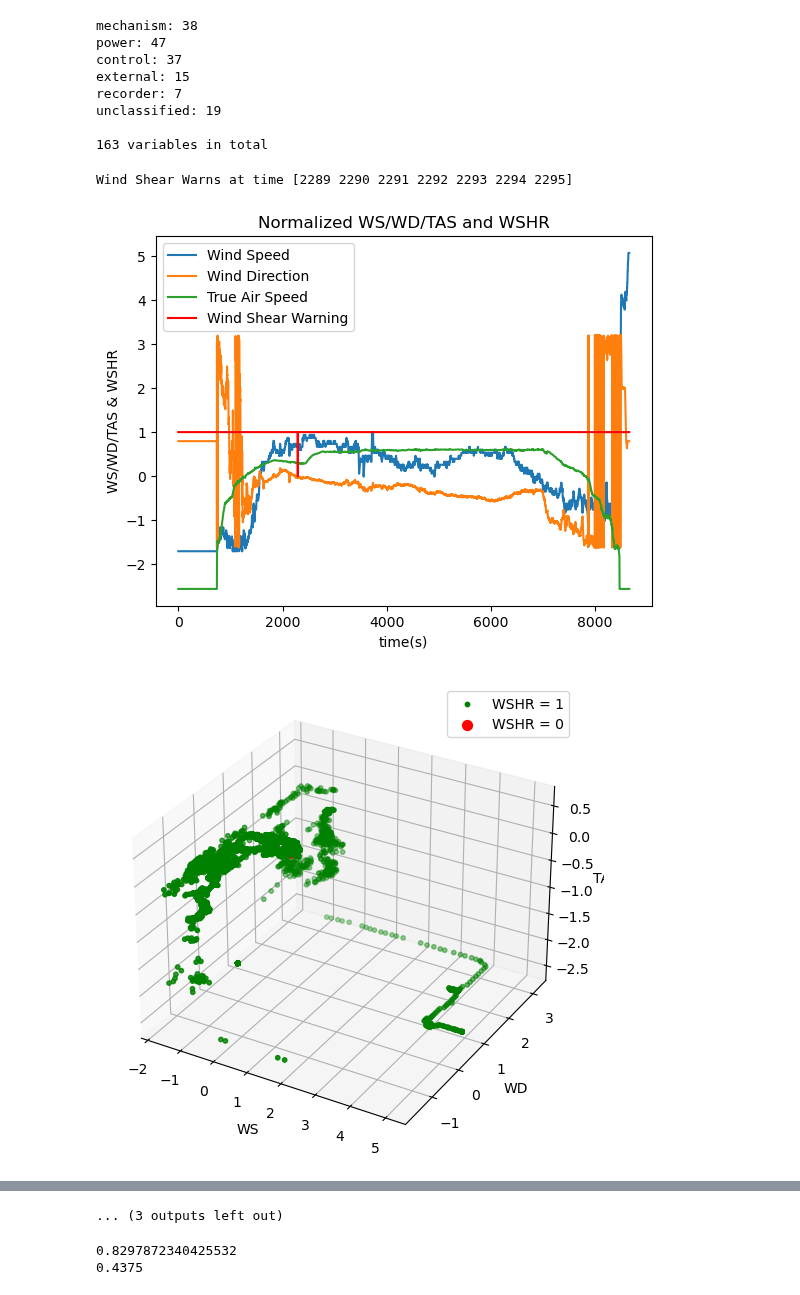
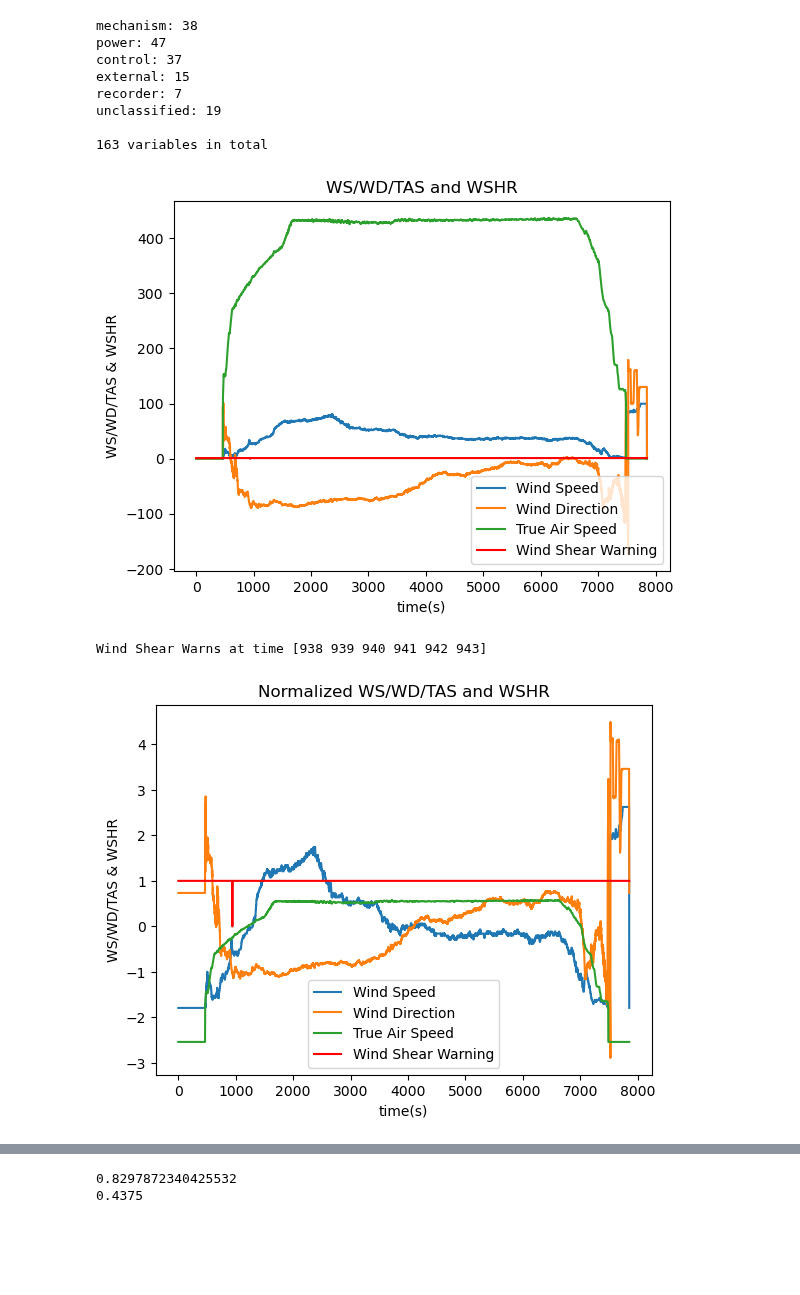
Before and after one commit to srt-uncertainty-wind/code, a Jupyter notebook: WSHRclassify_unsupervised.ipynb, the cells around one changed output, grey strips where cells are left out. Saved outputs shown, nothing was run; the diff lists cells and outputs as text; code cells hidden in the pictures; blank space fills up the shorter version.

```diff
--- a/WSHRclassify_unsupervised.ipynb
+++ b/WSHRclassify_unsupervised.ipynb
@@ -107,7 +107,7 @@ def dataSampling(var_data, var_rate, wshr_data):
     #     sampling_data = sampling_data
     return sampling_data
 
-def dataConstruct(work_folder_path, work_mat_name, is_all_variable = False):
+def dataConstruct(work_folder_path, work_mat_name, normalized=False, is_all_variable = False):
     # 读取工作mat
     work_mat = loadmat(os.path.join(work_folder_path, work_mat_name))
 
@@ -135,12 +135,29 @@ def dataConstruct(work_folder_path, work_mat_name, is_all_variable = False):
     # 生成解释变量X和分类变量Y
     X = np.squeeze(np.array(sampling_data_list)).T
     Y = np.array(wshr_data).reshape(-1,1)
-    # 数据标准化
-    s_scaler = StandardScaler()
-    X = s_scaler.fit_transform(X)
 
+    # 绘制X的时间变化
+    plt.figure()
+    plt.plot(range(len(wshr_data)), X[:, 0], label='Wind Speed')
+    plt.plot(range(len(wshr_data)), X[:, 1], label='Wind Direction')
+    plt.plot(range(len(wshr_data)), X[:, 2], label='True Air Speed')
+    plt.plot(range(len(wshr_data)), Y, c='red', label='Wind Shear Warning')
+    plt.xlabel('time(s)')
+    plt.ylabel('WS/WD/TAS & WSHR')
+    plt.title('WS/WD/TAS and WSHR')
+    plt.legend()
+    # if np.std(X[:, 2]) > 1e-1:
+    #     plt.savefig(f"../result/wshr_classify/supervised/SVM/figures_WS&WD&TAS/{work_mat_name}.png")
+    plt.show()
+
+    # 获取风切变警报时刻
     wshr_class_idx = [np.where(Y == 0)[0], np.where(Y == 1)[0]]
     print(f"Wind Shear Warns at time {wshr_class_idx[0]}")
+
+    if normalized:
+        # 数据标准化
+        s_scaler = StandardScaler()
+        X = s_scaler.fit_transform(X)
 
     if not is_all_variable:
         # 绘制X的时间变化
@@ -336,36 +353,36 @@ def DBSCAN_cluster(X, epsilon, min_samples):
             # ax.plot(xy[:, 0], xy[:, 1], xy[:, 2], 'o', markerfacecolor=tuple(col), markeredgecolor='k', markersize=5)
             ax_all.plot(xy[:, 0], xy[:, 1], xy[:, 2], 'o', markersize=3, label=f'Cluster {k+1}: border samples')
     ax_all.set_xlabel(variable_list[0])
     ax_all.set_ylabel(variable_list[1])
     ax_all.set_zlabel(variable_list[2])
     ax_legend = fig_all.add_subplot(1, 2, 2)
     ax_legend.axis('off')
     ax_all.legend(loc='center left', bbox_to_anchor=(1.25, 0.5))
     plt.tight_layout()
     plt.title('Estimated number of clusters: %d' % n_clusters_)
     plt.show()
     return labels
 
 # 数据集构建
-train_X, train_Y = dataConstruct(exception_folder_paths[3], os.listdir(exception_folder_paths[3])[8])
+train_X, train_Y = dataConstruct(exception_folder_paths[3], os.listdir(exception_folder_paths[3])[2], normalized=True)
 # train_X_all, train_Y_all = [], []
 # for i, mat_name in enumerate(os.listdir(exception_folder_paths[0])):
 #     if i not in [0, 7, 8]:
 #         continue
 #     # print(mat_name)
 #     train_X, train_Y = dataConstruct_2(exception_folder_paths[0], mat_name, is_all_variable=True)
 #     train_X_all.append(train_X)
 #     train_Y_all.append(train_Y)
 # train_X, train_Y = np.concatenate(train_X_all, axis=0), np.concatenate(train_Y_all, axis=0)
 
 cluster_labels = DBSCAN_cluster(train_X, epsilon=6e-1, min_samples=6) # for e[3][2]
-cluster_labels = DBSCAN_cluster(train_X, epsilon=6e-1, min_samples=5) # for e[3][8]
+# cluster_labels = DBSCAN_cluster(train_X, epsilon=2e-1, min_samples=5) # for e[3][8]
 # cluster_labels = DBSCAN_cluster(train_X, epsilon=1e1) # for e[0]
 # cluster_labels = DBSCAN_cluster(train_X, epsilon=7.7) # for e[0][0,7,8]
 
 # 存储聚类标签
-np.save("../result/variable_clustering/DBSCAN/cluster_labels_e[3][8].npy", cluster_labels)
+# np.save("../result/variable_cluster/DBSCAN/cluster_labels_e[3][8].npy", cluster_labels)
 # %% [output]
+[figure, new version]
-Wind Shear Warns at time [2289 2290 2291 2292 2293 2294 2295]
+Wind Shear Warns at time [938 939 940 941 942 943]
-[figure, old version]
-[figure, old version]
+[figure, new version]
@@ -381,4 +396,3 @@ Wind Shear Warns at time [2289 2290 2291 2292 2293 2294 2295]
-... (3 outputs left out)
 # %%
 cluster_labels = np.load("../result/variable_clustering/DBSCAN/cluster_labels_e[0][0,7,8]_7.7.npy")
 
```
Also changed, not shown: parts of 1 cell of this notebook, 1 other file.
